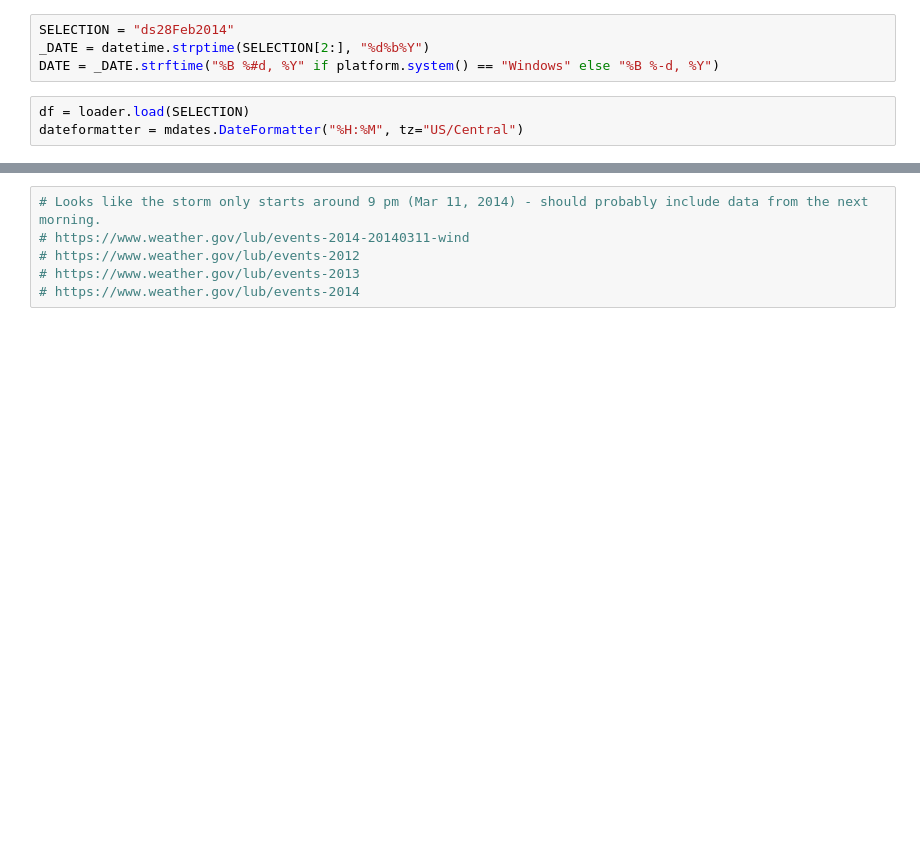
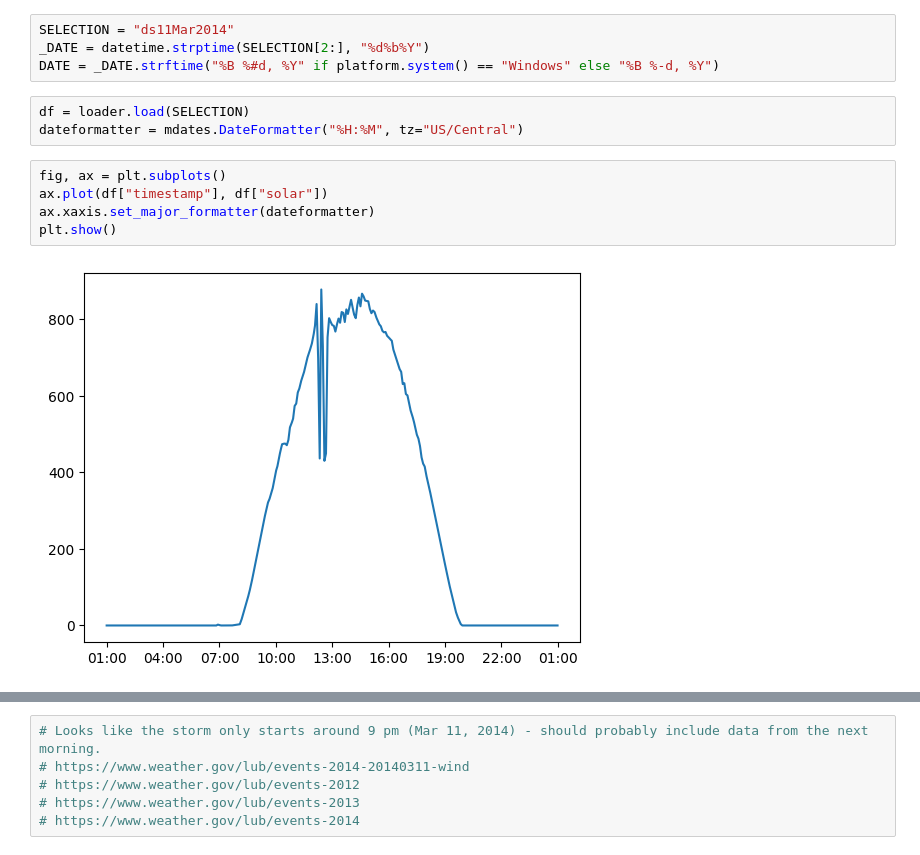
Before and after one commit to Intergalactyc/duststorms, a Jupyter notebook: notebooks/explore.ipynb, the cells around one changed output, grey strips where cells are left out. Drawn from its saved outputs; the diff is of its cells as text; blank space fills up the shorter version.

Commit message:
Added solar irradiance (+precipitation) plot

```diff
--- a/notebooks/explore.ipynb
+++ b/notebooks/explore.ipynb
@@ -31,10 +36,17 @@ print(loader.available_data())
 # %%
-SELECTION = "ds28Feb2014"
+SELECTION = "ds11Mar2014"
 _DATE = datetime.strptime(SELECTION[2:], "%d%b%Y")
 DATE = _DATE.strftime("%B %#d, %Y" if platform.system() == "Windows" else "%B %-d, %Y")
 # %%
 df = loader.load(SELECTION)
 dateformatter = mdates.DateFormatter("%H:%M", tz="US/Central")
+# %%
+fig, ax = plt.subplots()
+ax.plot(df["timestamp"], df["solar"])
+ax.xaxis.set_major_formatter(dateformatter)
+plt.show()
+# %% [output]
+[figure, added]
 # %%
 %matplotlib inline
 T_f = lambda T_c: T_c * 1.8 + 32.
```
Also changed, not shown: parts of 9 cells of this notebook, 2 other files.
